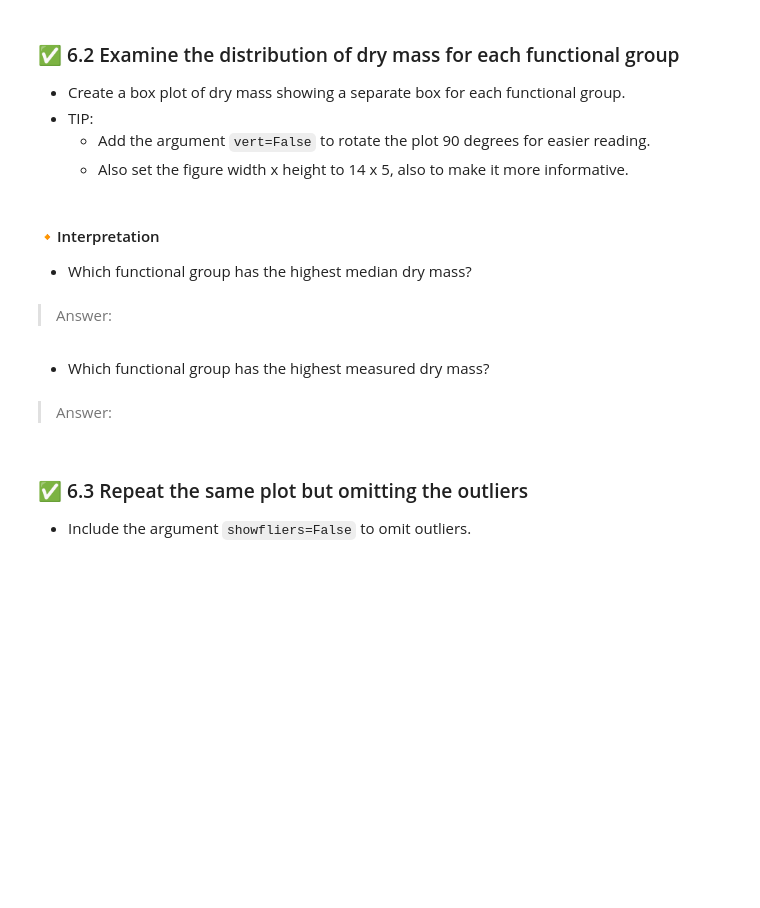
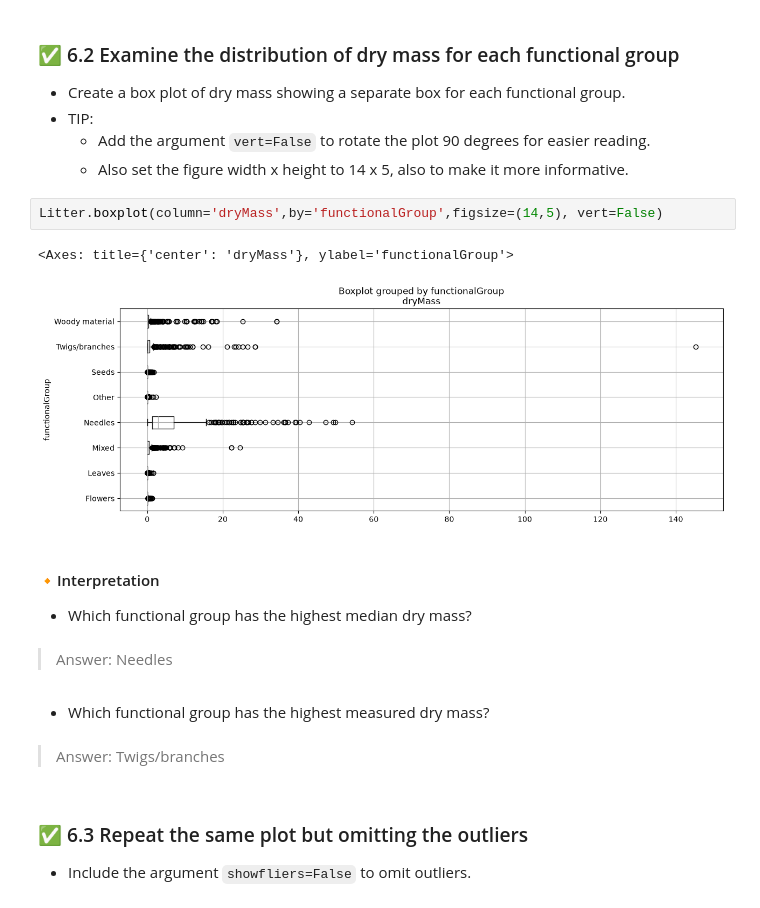
Before and after one commit to XuanZhou66/ENV700, a Jupyter notebook: assignments/xz492_A3-Data-Exploration.ipynb, the cells around one changed output. Cells and saved outputs as stored; diff of their text form; blank space fills up the shorter version.

```diff
--- a/assignments/xz492_A3-Data-Exploration.ipynb
+++ b/assignments/xz492_A3-Data-Exploration.ipynb
@@ -312,15 +303,20 @@ dtype: float64
 * TIP:
     - Add the argument `vert=False` to rotate the plot 90 degrees for easier reading.
     - Also set the figure width x height to 14 x 5, also to make it more informative.
+# %%
+Litter.boxplot(column='dryMass',by='functionalGroup',figsize=(14,5), vert=False)
+# %% [output]
+<Axes: title={'center': 'dryMass'}, ylabel='functionalGroup'>
+[figure, added]
 # %% [markdown]
 #### 🔸Interpretation
 * Which functional group has the highest median dry mass?
 # %% [markdown]
->Answer:
+>Answer: Needles
 # %% [markdown]
 * Which functional group has the highest measured dry mass?
 # %% [markdown]
-> Answer:
+> Answer: Twigs/branches
 # %% [markdown]
 ### ✅ 6.3 Repeat the same plot but omitting the outliers
 * Include the argument `showfliers=False` to omit outliers.
```
Also changed, not shown: parts of 5 cells of this notebook, 4 other files.
